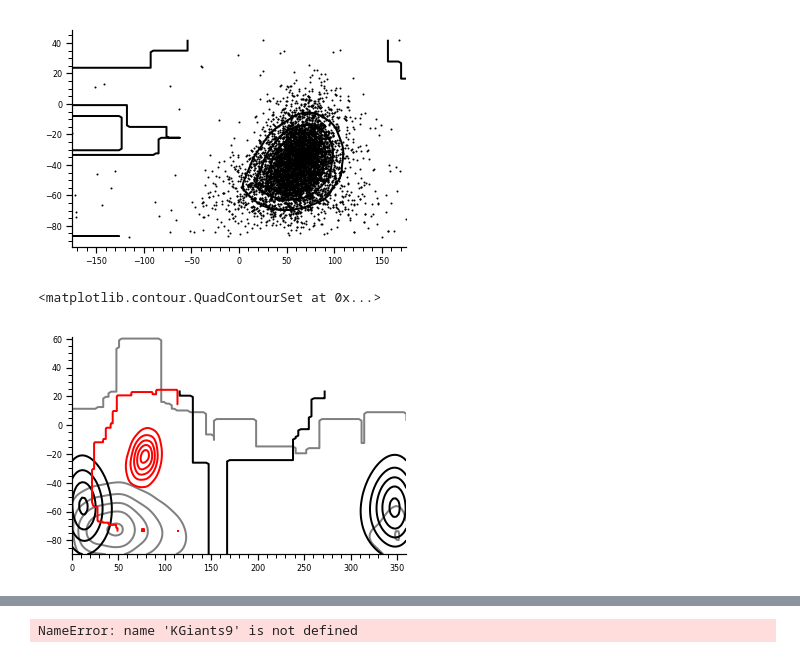
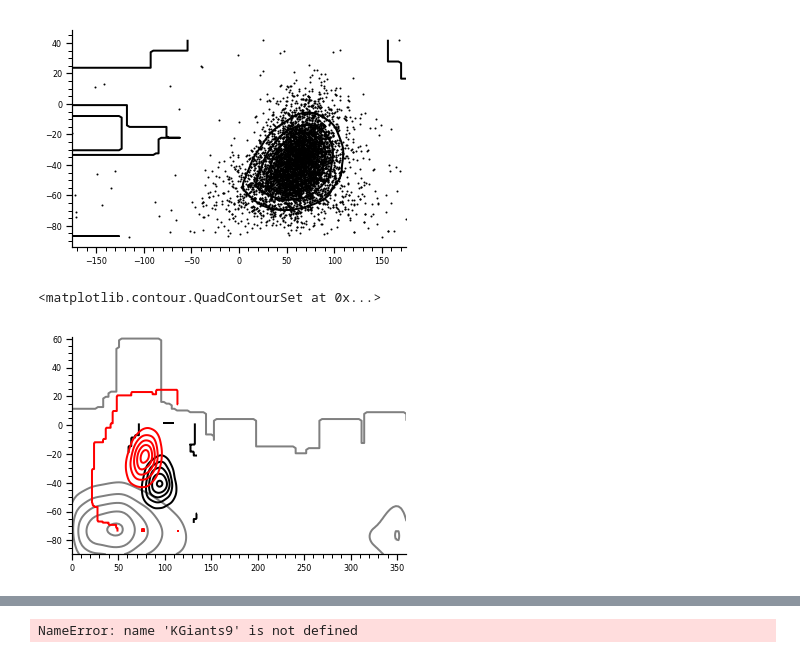
Before and after one commit to michael-petersen/ReflexMotion, a Jupyter notebook: Posterior-Plots.ipynb, the cells around one changed output, grey strips where cells are left out. Drawn from its saved outputs; the diff is of its cells as text; code cells hidden in the pictures.

```diff
--- a/Posterior-Plots.ipynb
+++ b/Posterior-Plots.ipynb
@@ -131,6 +131,8 @@ ALL2 = read_posterior('/Users/mpetersen/Dropbox/mike/data/all_d040150_sgr20_L300
 
 LKGiants = read_posterior('/Users/mpetersen/Dropbox/mike/data/LAMOST_d040150_sgr20_l3000_corr.posteriors')
 LKGiants2 = read_posterior('/Users/mpetersen/Dropbox/mike/data/LAMOST_d050150_sgr20_l3000_corr.posteriors')
+LKGiants3 = read_posterior('/Users/mpetersen/Dropbox/mike/data/LAMOST_d040150_sgr20_l3000_corr_d.posteriors')
+
 
 
 
@@ -856,16 +858,16 @@ plt.contour(xx,yy,dens,5,colors='black')
 # %%
 #plt.scatter(LKGiants['phi'],LKGiants['theta'],color='black',s=1.)
 xx,yy,dens,dadb = make_banana(LKGiants['phi'],LKGiants['theta'])
 plt.contour(xx,yy,dens,5,colors='grey')
 
-xx,yy,dens,dadb = make_banana(LKGiants2['phi'],LKGiants2['theta'])
+xx,yy,dens,dadb = make_banana(LKGiants3['phi'],LKGiants3['theta'])
 plt.contour(xx,yy,dens,5,colors='black')
 
 xx,yy,dens,dadb = make_banana(KGiants['phi'],KGiants['theta'])
 plt.contour(xx,yy,dens,5,colors='red')
 # %% [output]
 <matplotlib.contour.QuadContourSet at 0x...>
-[figure, old version]
+[figure, new version]
 # %%
 def plot_aitoff_banana(ax,catx,caty,color,border=False,bounds=[-1,-1,-1,-1],gridsize=100,binset=[92.,98.,99.5]):
 
```
Also changed, not shown: parts of 1 cell of this notebook, 2 other files.
